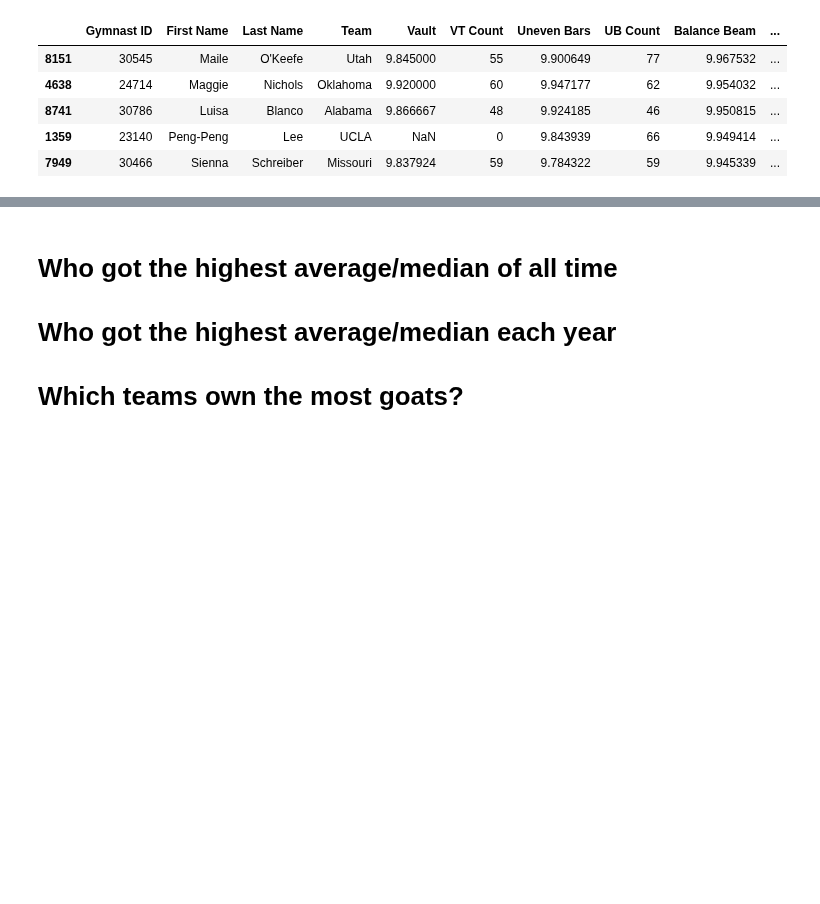
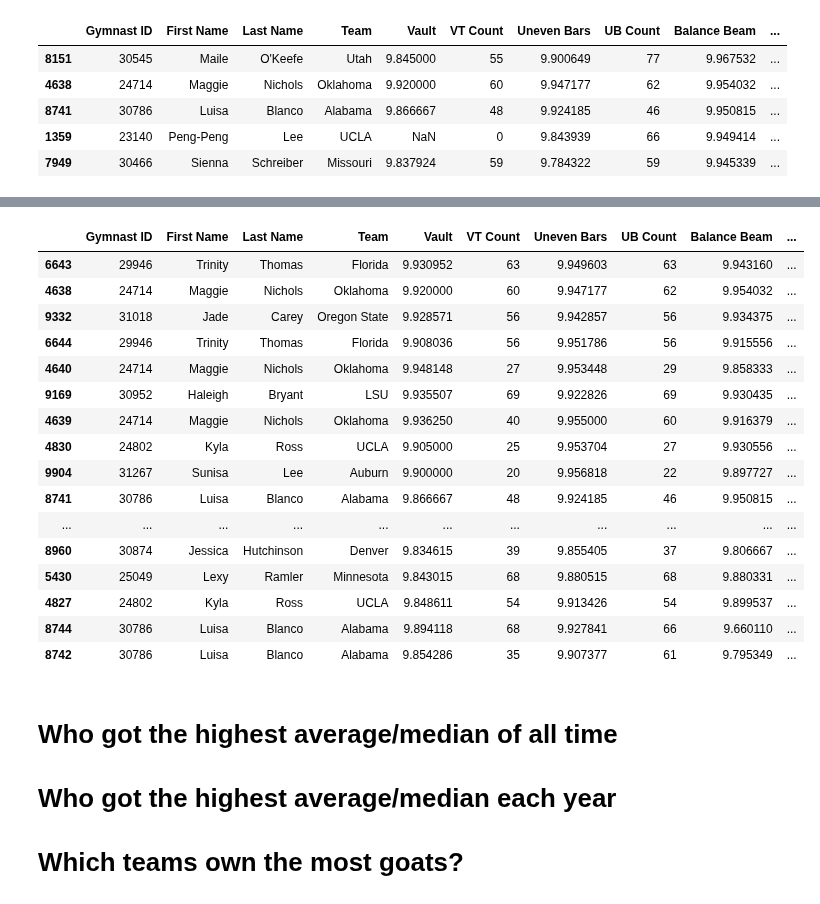
Before and after one commit to LSE-ME204/me204-2024-project-jesatuts2, a Jupyter notebook: notebooks/NB03-EDA-and-Dataviz.ipynb, the cells around one changed output, grey strips where cells are left out. Cells and saved outputs as stored; diff of their text form; code cells hidden in the pictures; blank space fills up the shorter version.

```diff
--- a/notebooks/NB03-EDA-and-Dataviz.ipynb
+++ b/notebooks/NB03-EDA-and-Dataviz.ipynb
@@ -871,3 +895,38 @@ beam_average_df.head()
+# %%
+# Finally, the AA DF
+
+# Drop any rows where a gymnast has performed fewer than 6 floor routines
+aa_average_df = average_scores_df[(average_scores_df['AA Count'] >= 6)]
+
+# Sort by average beam score in descending order
+aa_average_df = aa_average_df.sort_values(by='All Around', ascending=False)
+
+# Get the first 20 unique values in the 'Gymnast ID' column
+top_20_ave_aaers = aa_average_df['Gymnast ID'].drop_duplicates().head(20).tolist()
+
+# Filter the original DataFrame to include all rows with these unique values
+aa_average_df = aa_average_df[aa_average_df['Gymnast ID'].isin(top_20_ave_aaers)]
+
+# Preview the df
+aa_average_df.head(60)
+# %% [output]
+|  | Gymnast ID | First Name | Last Name | Team | Vault | VT Count | Uneven Bars | UB Count | Balance Beam | ... |
+| 6643 | 29946 | Trinity | Thomas | Florida | 9.930952 | 63 | 9.949603 | 63 | 9.943160 | ... |
+| 4638 | 24714 | Maggie | Nichols | Oklahoma | 9.920000 | 60 | 9.947177 | 62 | 9.954032 | ... |
+| 9332 | 31018 | Jade | Carey | Oregon State | 9.928571 | 56 | 9.942857 | 56 | 9.934375 | ... |
+| 6644 | 29946 | Trinity | Thomas | Florida | 9.908036 | 56 | 9.951786 | 56 | 9.915556 | ... |
+| 4640 | 24714 | Maggie | Nichols | Oklahoma | 9.948148 | 27 | 9.953448 | 29 | 9.858333 | ... |
+| 9169 | 30952 | Haleigh | Bryant | LSU | 9.935507 | 69 | 9.922826 | 69 | 9.930435 | ... |
+| 4639 | 24714 | Maggie | Nichols | Oklahoma | 9.936250 | 40 | 9.955000 | 60 | 9.916379 | ... |
+| 4830 | 24802 | Kyla | Ross | UCLA | 9.905000 | 25 | 9.953704 | 27 | 9.930556 | ... |
+| 9904 | 31267 | Sunisa | Lee | Auburn | 9.900000 | 20 | 9.956818 | 22 | 9.897727 | ... |
+| 8741 | 30786 | Luisa | Blanco | Alabama | 9.866667 | 48 | 9.924185 | 46 | 9.950815 | ... |
+| ... | ... | ... | ... | ... | ... | ... | ... | ... | ... | ... |
+| 8960 | 30874 | Jessica | Hutchinson | Denver | 9.834615 | 39 | 9.855405 | 37 | 9.806667 | ... |
+| 5430 | 25049 | Lexy | Ramler | Minnesota | 9.843015 | 68 | 9.880515 | 68 | 9.880331 | ... |
+| 4827 | 24802 | Kyla | Ross | UCLA | 9.848611 | 54 | 9.913426 | 54 | 9.899537 | ... |
+| 8744 | 30786 | Luisa | Blanco | Alabama | 9.894118 | 68 | 9.927841 | 66 | 9.660110 | ... |
+| 8742 | 30786 | Luisa | Blanco | Alabama | 9.854286 | 35 | 9.907377 | 61 | 9.795349 | ... |
 # %% [markdown]
 # Who got the highest average/median of all time
 # Who got the highest average/median each year
```
Also changed, not shown: parts of 1 cell of this notebook, 1 other file.
